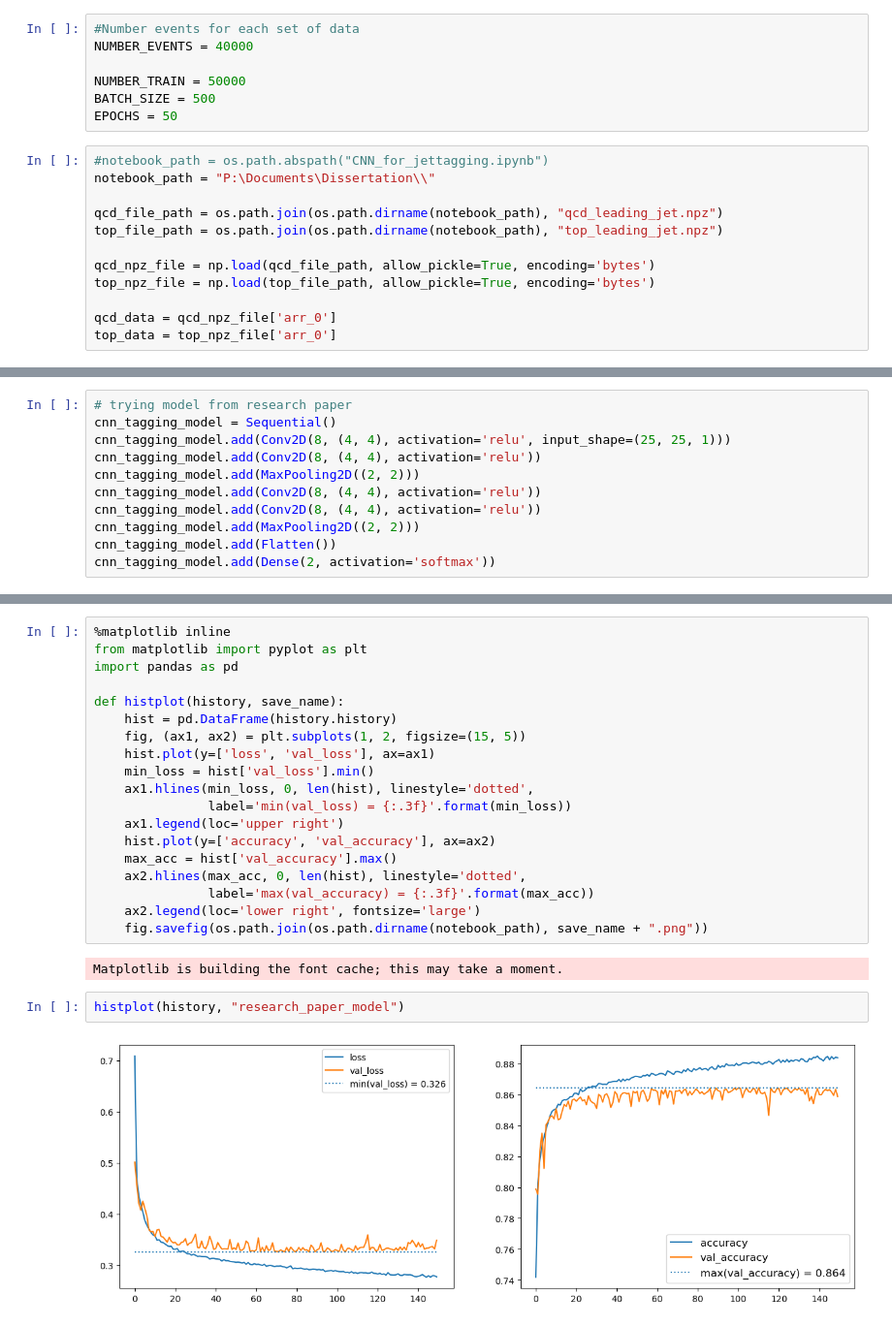
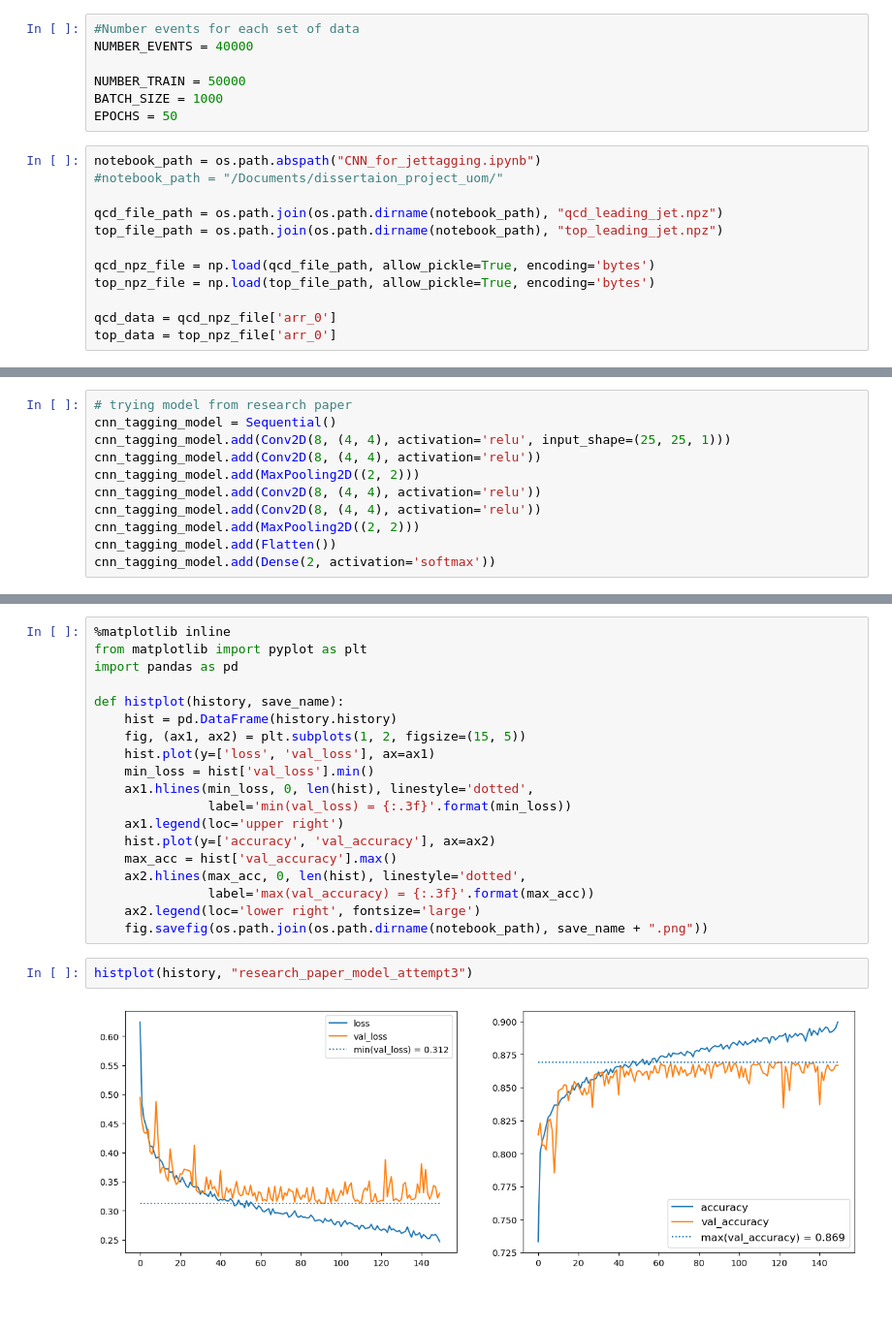
Before and after one commit to LuieGlover/dissertaion_project_uom, a Jupyter notebook: CNN_for_jettagging.ipynb, the cells around one changed output, grey strips where cells are left out. Shown at 97% size. Cells and saved outputs as stored; diff of their text form; blank space fills up the shorter version.

Commit message:
tested some changes to the model

```diff
--- a/CNN_for_jettagging.ipynb
+++ b/CNN_for_jettagging.ipynb
@@ -37,11 +36,11 @@ def normalize(histo, multi=255):
 NUMBER_EVENTS = 40000
 
 NUMBER_TRAIN = 50000
-BATCH_SIZE = 500
+BATCH_SIZE = 1000
 EPOCHS = 50
 # %%
-#notebook_path = os.path.abspath("CNN_for_jettagging.ipynb")
-notebook_path = "P:\Documents\Dissertation\\"
+notebook_path = os.path.abspath("CNN_for_jettagging.ipynb")
+#notebook_path = "/Documents/dissertaion_project_uom/"
 
 qcd_file_path = os.path.join(os.path.dirname(notebook_path), "qcd_leading_jet.npz")
 top_file_path = os.path.join(os.path.dirname(notebook_path), "top_leading_jet.npz")
@@ -197,9 +196,7 @@ def histplot(history, save_name):
                label='max(val_accuracy) = {:.3f}'.format(max_acc))
     ax2.legend(loc='lower right', fontsize='large')
     fig.savefig(os.path.join(os.path.dirname(notebook_path), save_name + ".png"))
-# %% [output]
-Matplotlib is building the font cache; this may take a moment.
 # %%
-histplot(history, "research_paper_model")
+histplot(history, "research_paper_model_attempt3")
 # %% [output]
-[figure, old version]
+[figure, new version]
```
Also changed, not shown: parts of 3 cells of this notebook, 5 other files.
